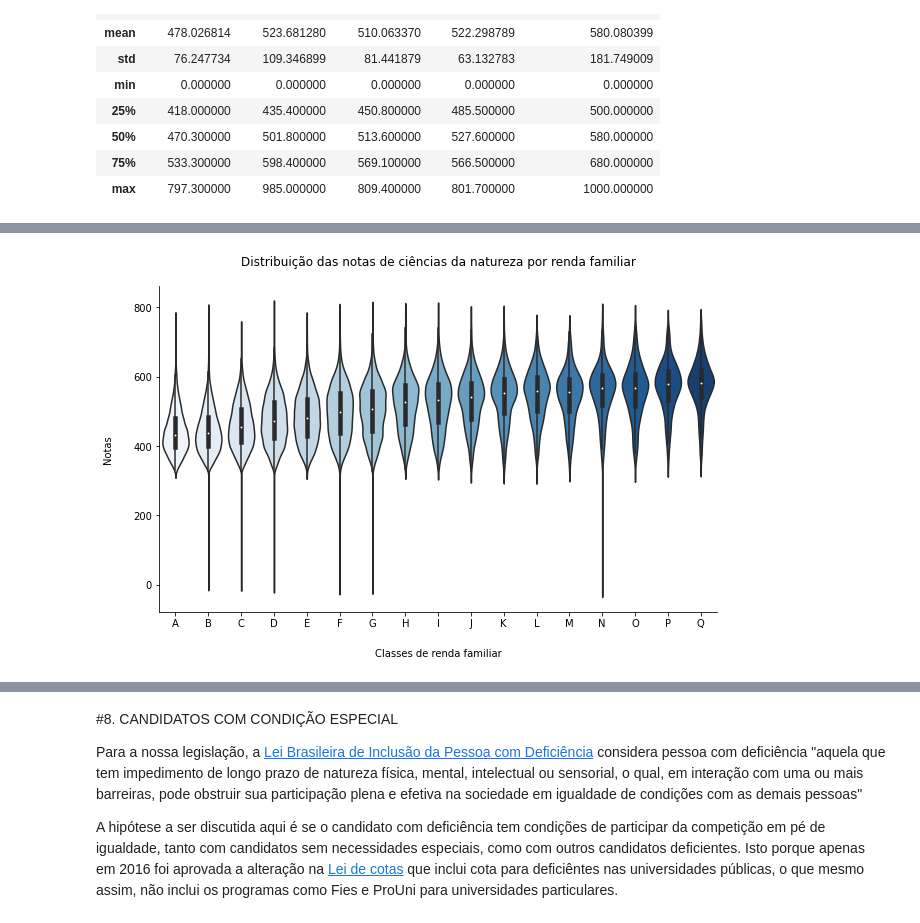
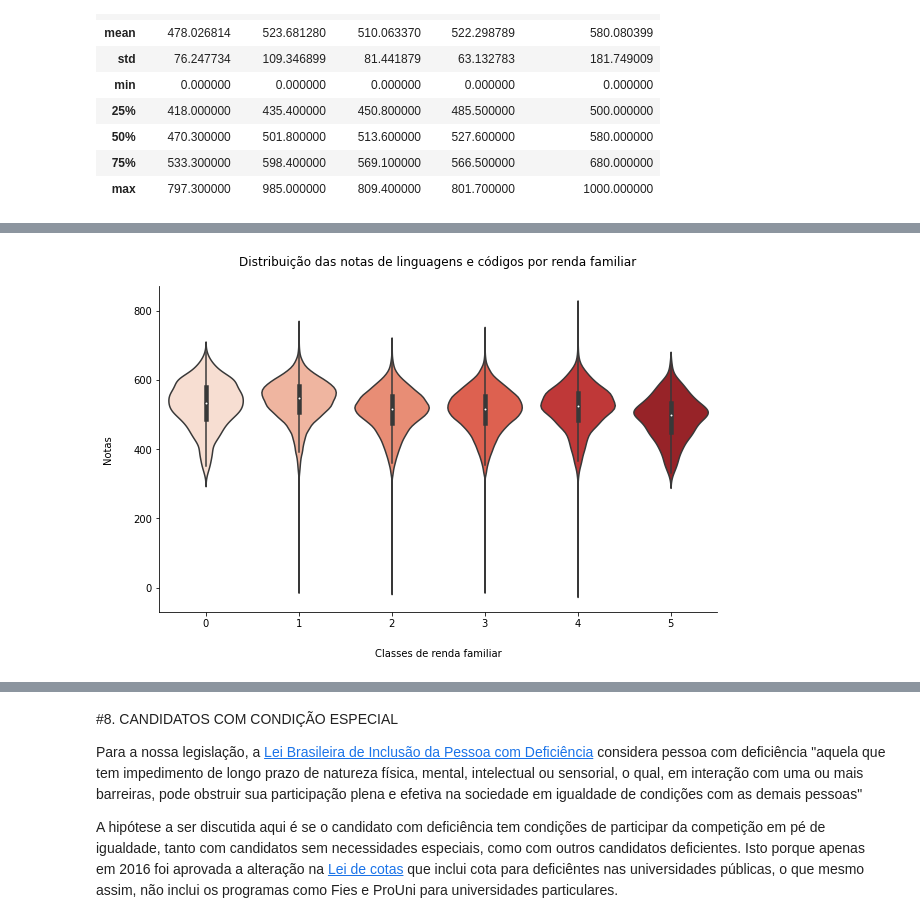
Before and after one commit to vinismachadoo/alura-imersao-dados-2, a Jupyter notebook: microdados_enem_2019.ipynb, the cells around one changed output, grey strips where cells are left out. Cells and saved outputs as stored; diff of their text form; code cells hidden in the pictures.

```diff
--- a/microdados_enem_2019.ipynb
+++ b/microdados_enem_2019.ipynb
@@ -323,10 +407,10 @@ plt.show()
 # %%
 fig, ax = plt.subplots(figsize=(10,6))
-sns.violinplot(data=enem_presentes, x='Q006', y='NU_NOTA_CN', order=classes_renda, scale='width', palette='Blues', ax=ax)
-plt.title('Distribuição das notas de ciências da natureza por renda familiar', pad=20, fontsize=12, color='black')
+sns.violinplot(data=enem_presentes, x='TP_COR_RACA', y='NU_NOTA_LC', scale='width', palette="Reds", ax=ax)
+plt.title('Distribuição das notas de linguagens e códigos por renda familiar', pad=20, fontsize=12, color='black')
 plt.xlabel('Classes de renda familiar', labelpad=20)
 plt.ylabel('Notas', labelpad=20)
 sns.despine()
 plt.show()
 # %% [output]
-[figure, old version]
+[figure, new version]
```
Also changed, not shown: parts of 50 cells of this notebook.
